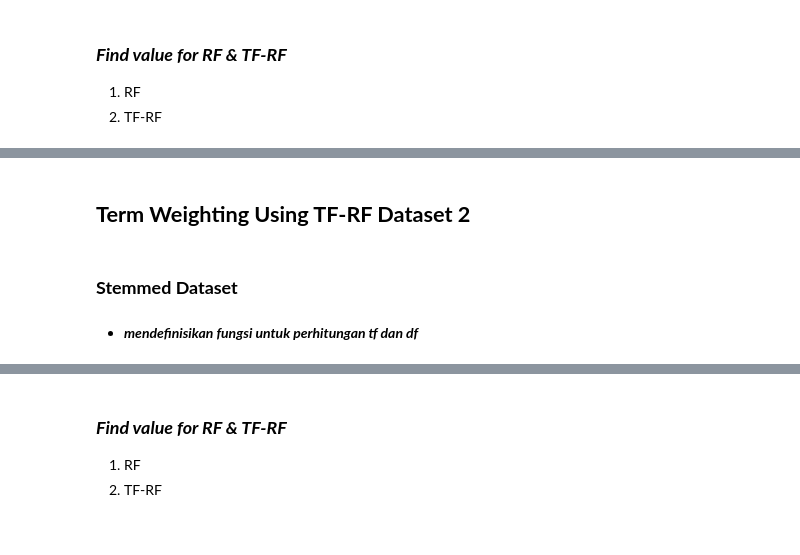
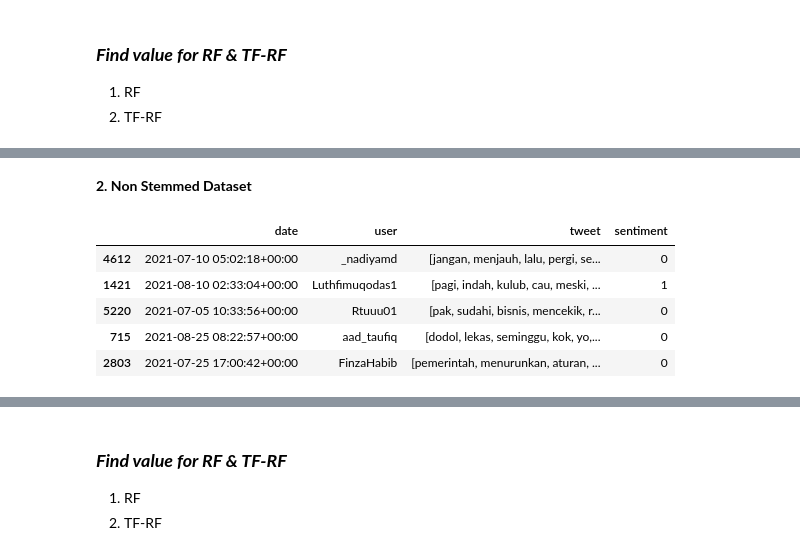
Before and after one commit to anggawidiarta/SentimentAnalysis-XGBoost, a Jupyter notebook: code/termweighting_data.ipynb, the cells around one changed output, grey strips where cells are left out. Drawn from its saved outputs; the diff is of its cells as text; code cells hidden in the pictures.

```diff
--- a/code/termweighting_data.ipynb
+++ b/code/termweighting_data.ipynb
@@ -230,2 +222,0 @@ df_noStem.head()
-# %% [markdown]
-## **Term Weighting Using TF-RF Dataset 2**
@@ -235,16 +223,23 @@ import numpy as np
 # %% [markdown]
-### **Stemmed Dataset**
+**2. Non Stemmed Dataset**
 # %%
-load_path = "../dataset/INA_TweetsPPKM_Preprocessed_DS2.csv"
+load_path = "../dataset/INA_TweetsPPKM_Preprocessed_DS1_NoStem.csv"
 # Menentukan path file dataset yang akan di-load
 
 df = pd.read_csv(load_path, sep="\t")
 # Membaca dataset dari file CSV menggunakan pandas
 
 df["tweet"] = df["tweet"].apply(lambda word: eval(word))
 # Menggunakan fungsi `apply` pada kolom "tweet" untuk menerapkan fungsi lambda pada setiap kata
 # Fungsi lambda digunakan untuk mengkonversi string kata-kata menjadi list kata-kata dengan menggunakan fungsi `eval`
 
 df.sample(5)
 # Menampilkan 10 baris pertama dari dataframe yang sudah diubah
+# %% [output]
+|  | date | user | tweet | sentiment |
+| 4612 | 2021-07-10 05:02:18+00:00 | _nadiyamd | [jangan, menjauh, lalu, pergi, se... | 0 |
+| 1421 | 2021-08-10 02:33:04+00:00 | Luthfimuqodas1 | [pagi, indah, kulub, cau, meski, ... | 1 |
+| 5220 | 2021-07-05 10:33:56+00:00 | Rtuuu01 | [pak, sudahi, bisnis, mencekik, r... | 0 |
+| 715 | 2021-08-25 08:22:57+00:00 | aad_taufiq | [dodol, lekas, seminggu, kok, yo,... | 0 |
+| 2803 | 2021-07-25 17:00:42+00:00 | FinzaHabib | [pemerintah, menurunkan, aturan, ... | 0 |
 # %%
@@ -252,2 +246,0 @@ df.drop(['date','user'],axis=1,inplace=True)
-# %% [markdown]
-- **_mendefinisikan fungsi untuk perhitungan tf dan df_**
```
Also changed, not shown: parts of 83 cells of this notebook, 2 other files.
